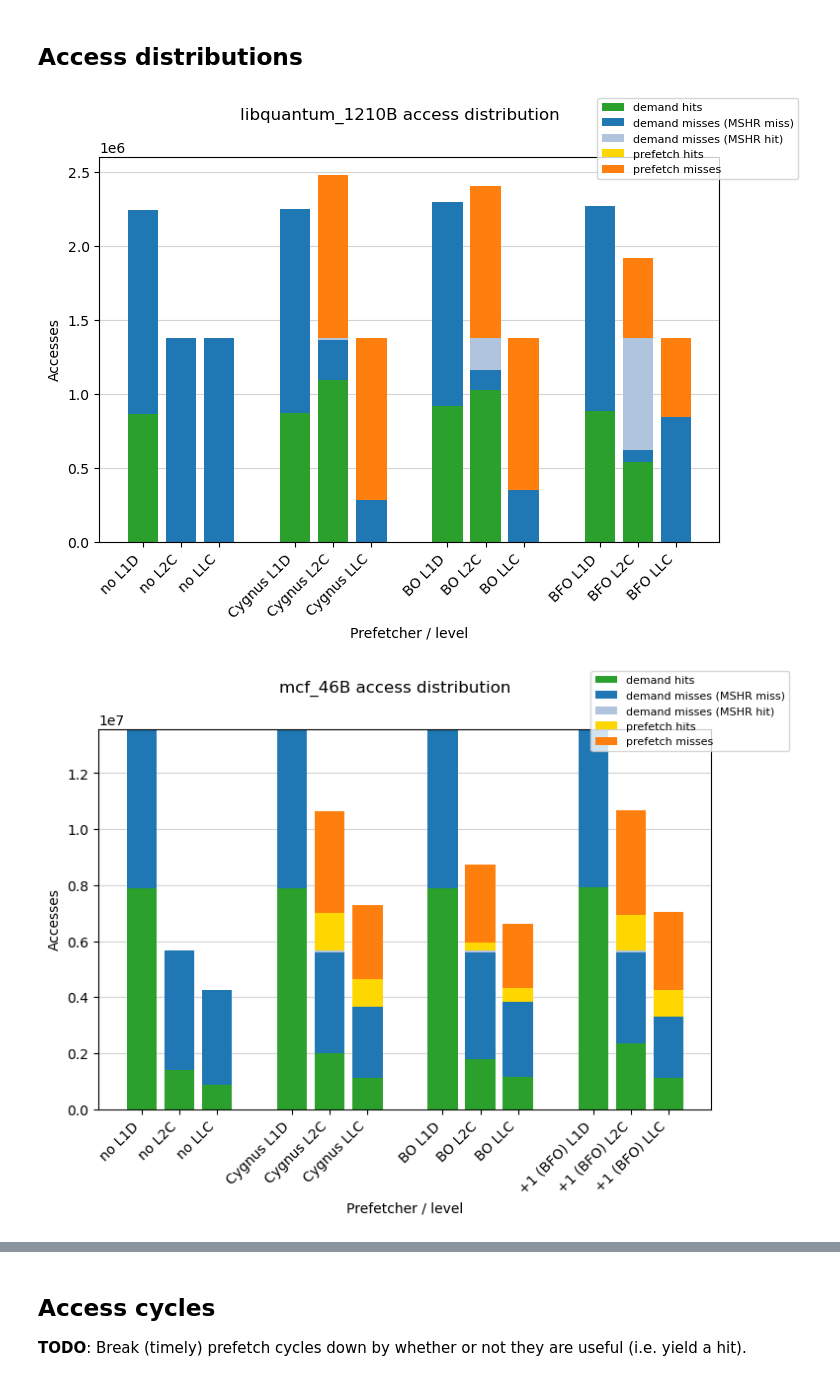
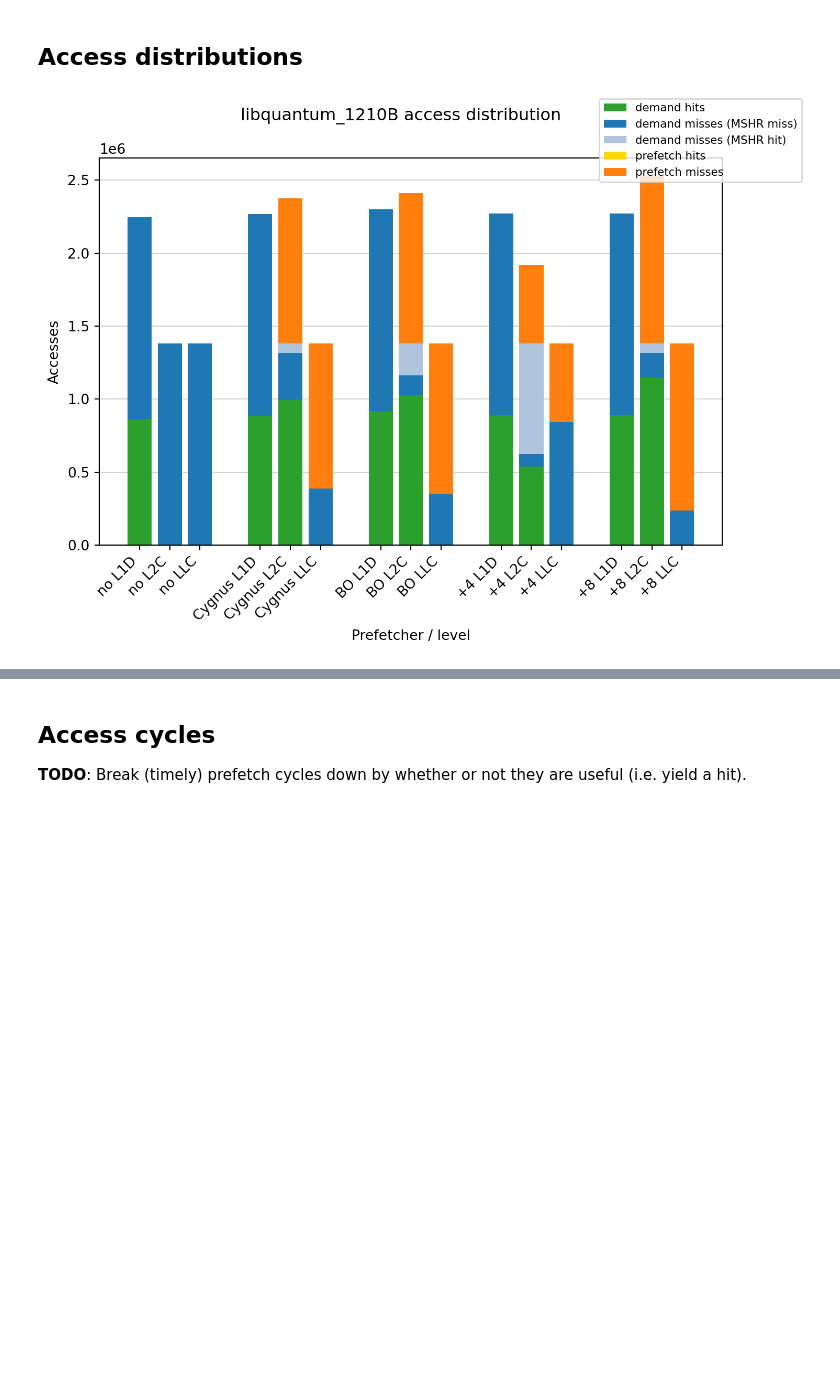
Before and after one commit to cmolder/pythia-analysis, a Jupyter notebook: cygnus-cache-individual.ipynb, the cells around one changed output, grey strips where cells are left out. Drawn from its saved outputs; the diff is of its cells as text; code cells hidden in the pictures; blank space fills up the shorter version.

```diff
--- a/cygnus-cache-individual.ipynb
+++ b/cygnus-cache-individual.ipynb
@@ -16,9 +16,10 @@ from utils import plots, tables
 # Knobs
 paths = {
     'degree1_fixed_offset': '/u/cmolder/GitHub/ChampSim/out/pythia/degree1_fixed_offset.csv', # Different fixed offsets (-64 to +63)
-    'degree1_featureless_tuned_nozeroaction': '/u/cmolder/GitHub/ChampSim/out/pythia/degree1_featureless_tuned_nozeroaction.csv',
+    'degree1_featureless_nozeroaction': '/u/cmolder/GitHub/ChampSim/out/pythia/degree1_featureless_nozeroaction.csv',
+    'degree1_fixed_offset_strictpageboundary_8': '/u/cmolder/GitHub/ChampSim/out/pythia/degree1_fixed_offset_strictpageboundary_8.csv',
 }
-dpi = 150
+dpi = 192
 # %% [markdown]
 # Plots (suites)
 Fix prefetch degree to 1 for everything.
@@ -29,7 +30,8 @@ reload(tables)
 reload(utils)
 dfs = {
     'degree1_fixed_offset': tables.load_stats_csv_next_line(paths['degree1_fixed_offset']),
-    'degree1_featureless_tuned_nozeroaction': tables.load_stats_csv(paths['degree1_featureless_tuned_nozeroaction'], ['cygnus', 'bo'], prefetchers_level='l2'),
+    'degree1_featureless_nozeroaction': tables.load_stats_csv(paths['degree1_featureless_nozeroaction'], ['cygnus', 'bo'], prefetchers_level='l2'),
+    'degree1_fixed_offset_strictpageboundary_8': tables.load_stats_csv_next_line(paths['degree1_fixed_offset_strictpageboundary_8']),
 }
 # %% [markdown]
 ## Helper functions
@@ -39,38 +41,36 @@ def get_value(df, trace, key):
     return col.iloc[0].item()
 
 libq_prefetchers = {
-    'Cygnus': dfs['degree1_featureless_tuned_nozeroaction']['cygnus'],
-    'BO': dfs['degree1_featureless_tuned_nozeroaction']['bo'],
+    'Cygnus': dfs['degree1_featureless_nozeroaction']['cygnus'],
+    'BO': dfs['degree1_featureless_nozeroaction']['bo'],
     #'+1': dfs['degree1_fixed_offset']['1'],
     #'+2': dfs['degree1_fixed_offset']['2'],
-    'BFO': dfs['degree1_fixed_offset']['best'],
+    '+4': dfs['degree1_fixed_offset']['4'],
     #'+9': dfs['degree1_fixed_offset']['9'],
     #'+10': dfs['degree1_fixed_offset']['10'],
-    #'+63': dfs['degree1_fixed_offset']['63'],
+    '+8': dfs['degree1_fixed_offset']['8'],
 }
 
 mcf_prefetchers = {
-    'Cygnus': dfs['degree1_featureless_tuned_nozeroaction']['cygnus'],
-    'BO': dfs['degree1_featureless_tuned_nozeroaction']['bo'],
+    'Cygnus': dfs['degree1_featureless_nozeroaction']['cygnus'],
+    'BO': dfs['degree1_featureless_nozeroaction']['bo'],
     '+1 (BFO)': dfs['degree1_fixed_offset']['best'],
 }
 
 delta_prefetchers = {
-    'Cygnus': dfs['degree1_featureless_tuned_nozeroaction']['cygnus'],
-    'BO': dfs['degree1_featureless_tuned_nozeroaction']['bo'],
+    'Cygnus': dfs['degree1_featureless_nozeroaction']['cygnus'],
+    'BO': dfs['degree1_featureless_nozeroaction']['bo'],
     'BFO': dfs['degree1_fixed_offset']['best'],
 }
 
 merced_prefetchers = {
-    'Cygnus': dfs['degree1_featureless_tuned_nozeroaction']['cygnus'],
-    'BO': dfs['degree1_featureless_tuned_nozeroaction']['bo'],
+    'Cygnus': dfs['degree1_featureless_nozeroaction']['cygnus'],
+    'BO': dfs['degree1_featureless_nozeroaction']['bo'],
     'BFO': dfs['degree1_fixed_offset']['best'],
 }
 # %% [markdown]
 ## Access distributions
 # %%
-
-
 def plot_stacked_accesses(prefetchers, trace, figsize=(8,5)):
     hits = {}
     misses = {}
@@ -103,7 +103,7 @@ def plot_stacked_accesses(prefetchers, trace, figsize=(8,5)):
     pf_hits_arr = np.array(list(pf_hits.values()))
     pf_misses_arr = np.array(list(pf_misses.values()))
 
-    fig, ax = plt.subplots(figsize=figsize)
+    fig, ax = plt.subplots(figsize=figsize, dpi=dpi)
     ax.bar(X, hits_arr, label='demand hits', color='C2')
     ax.bar(X, misses_mshr_miss_arr, label='demand misses (MSHR miss)', color='C0',
            bottom=hits_arr)
@@ -124,9 +124,8 @@ def plot_stacked_accesses(prefetchers, trace, figsize=(8,5)):
     fig.legend(fontsize=8)
 # %%
 plot_stacked_accesses(libq_prefetchers, 'libquantum_1210B', figsize=(8, 5))
-plot_stacked_accesses(mcf_prefetchers, 'mcf_46B')
-plot_stacked_accesses(delta_prefetchers, 'delta_507252')
-plot_stacked_accesses(merced_prefetchers, 'merced_467642')
+# plot_stacked_accesses(mcf_prefetchers, 'mcf_46B')
+# plot_stacked_accesses(delta_prefetchers, 'delta_507252')
+# plot_stacked_accesses(merced_prefetchers, 'merced_467642')
 # %% [output]
-[figure, old version]
+[figure, new version]
-[figure, removed]
```
Also changed, not shown: parts of 14 cells of this notebook, 7 other files.
